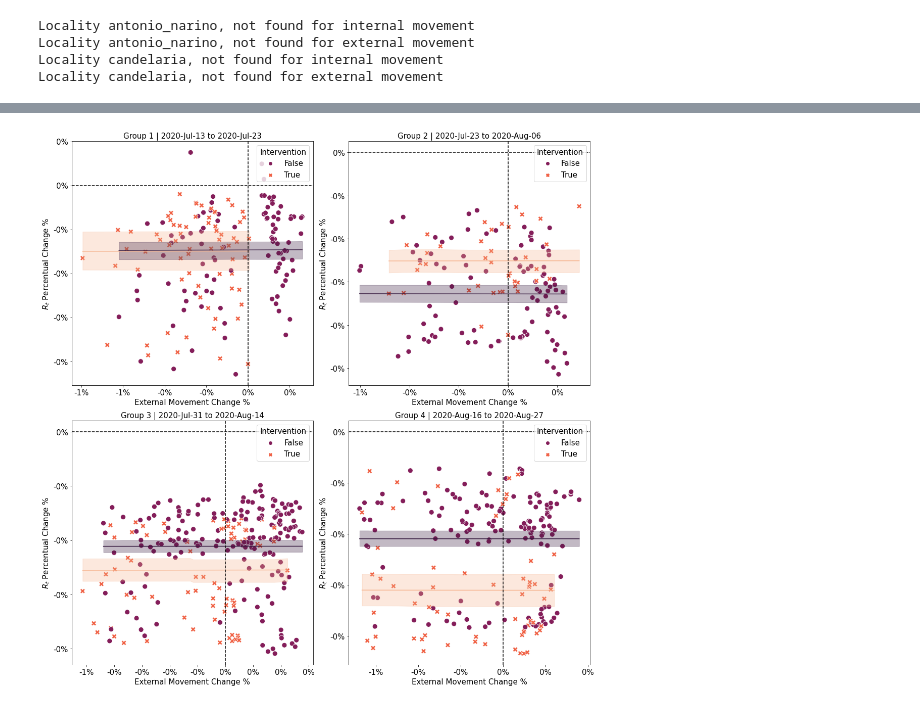
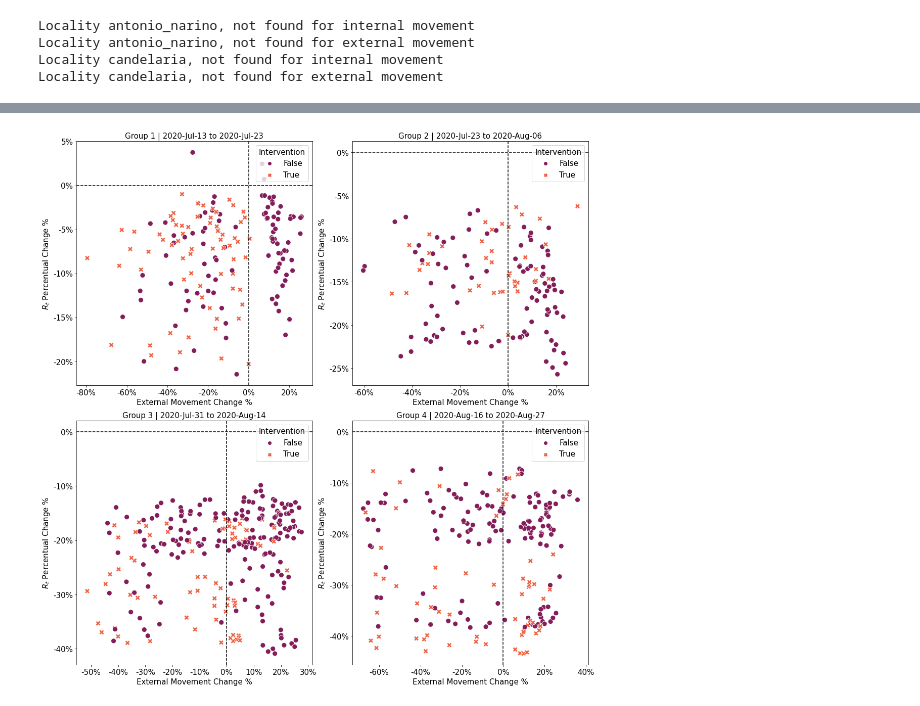
Before and after one commit to ChaosDonkey06/bogota_covid19_lockdowns, a Jupyter notebook: rt_percentual_change.ipynb, the cells around one changed output, grey strips where cells are left out. Cells and saved outputs as stored; diff of their text form; code cells hidden in the pictures.

```diff
--- a/rt_percentual_change.ipynb
+++ b/rt_percentual_change.ipynb
@@ -629,54 +777,34 @@ Number of divergences: 0
 # %%
-
 
 A_merged_df =  all_data_merged[all_data_merged.lockdown_group== 'A']; A_merged_df = A_merged_df[A_merged_df["external"]>-0.95]
 B_merged_df =  all_data_merged[all_data_merged.lockdown_group== 'B']; B_merged_df = B_merged_df[B_merged_df["external"]>-0.95]
 C_merged_df =  all_data_merged[all_data_merged.lockdown_group== 'C']; C_merged_df = C_merged_df[C_merged_df["external"]>-0.95]
 D_merged_df =  all_data_merged[all_data_merged.lockdown_group== 'D']; D_merged_df = D_merged_df[D_merged_df["external"]>-0.95]
 
+
+
+################ EXTERNAL ################
 fig, ax = plt.subplots(2, 2, figsize=(15.5, 15.5), sharex=False)
 sns.scatterplot(ax=ax[0,0], data=A_merged_df, x="external", y="rt_percentage", hue="locked_down", style="locked_down", s=100, palette='rocket')
-ax[0,0].plot(df_resp_external_A_lock["x"], df_resp_external_A_lock["mean"], color=sns.color_palette("rocket")[-1])
-ax[0,0].fill_between(df_resp_external_A_lock["x"], df_resp_external_A_lock["low_95"], df_resp_external_A_lock["high_95"], color=sns.color_palette("rocket")[-1], alpha=0.3, interpolate=True)
-
-
-ax[0,0].plot(df_resp_external_A_nolock["x"], df_resp_external_A_nolock["mean"], color=sns.color_palette("rocket")[0])
-ax[0,0].fill_between(df_resp_external_A_nolock["x"], df_resp_external_A_nolock["low_95"], df_resp_external_A_nolock["high_95"], color=sns.color_palette("rocket")[0], alpha=0.3, interpolate=True)
-
-
 sns.scatterplot(ax=ax[0,1], data=B_merged_df, x="external", y="rt_percentage", hue="locked_down", style="locked_down", s=100, palette='rocket')
-ax[0,1].plot(df_resp_external_B_lock["x"], df_resp_external_B_lock["mean"], color=sns.color_palette("rocket")[-1])
-ax[0,1].fill_between(df_resp_external_B_lock["x"], df_resp_external_B_lock["low_95"], df_resp_external_B_lock["high_95"], color=sns.color_palette("rocket")[-1], alpha=0.3, interpolate=True)
-ax[0,1].plot(df_resp_external_B_nolock["x"], df_resp_external_B_nolock["mean"], color=sns.color_palette("rocket")[0])
-ax[0,1].fill_between(df_resp_external_B_nolock["x"], df_resp_external_B_nolock["low_95"], df_resp_external_B_nolock["high_95"], color=sns.color_palette("rocket")[0], alpha=0.3, interpolate=True)
-
 sns.scatterplot(ax=ax[1,0], data=C_merged_df, x="external", y="rt_percentage", hue="locked_down", style="locked_down", s=100, palette='rocket')
-ax[1,0].plot(df_resp_external_C_lock["x"], df_resp_external_C_lock["mean"], color=sns.color_palette("rocket")[-1])
-ax[1,0].fill_between(df_resp_external_C_lock["x"], df_resp_external_C_lock["low_95"], df_resp_external_C_lock["high_95"], color=sns.color_palette("rocket")[-1], alpha=0.3, interpolate=True)
-ax[1,0].plot(df_resp_external_C_nolock["x"], df_resp_external_C_nolock["mean"], color=sns.color_palette("rocket")[0])
-ax[1,0].fill_between(df_resp_external_C_nolock["x"], df_resp_external_C_nolock["low_95"], df_resp_external_C_nolock["high_95"], color=sns.color_palette("rocket")[0], alpha=0.3, interpolate=True)
-
-
 sns.scatterplot(ax=ax[1,1], data=D_merged_df, x="external", y="rt_percentage", hue="locked_down", style="locked_down", s=100, palette='rocket')
-ax[1,1].plot(df_resp_external_D_lock["x"], df_resp_external_D_lock["mean"], color=sns.color_palette("rocket")[-1])
-ax[1,1].fill_between(df_resp_external_D_lock["x"], df_resp_external_D_lock["low_95"], df_resp_external_D_lock["high_95"], color=sns.color_palette("rocket")[-1], alpha=0.3, interpolate=True)
-ax[1,1].plot(df_resp_external_D_nolock["x"], df_resp_external_D_nolock["mean"], color=sns.color_palette("rocket")[0])
-ax[1,1].fill_between(df_resp_external_D_nolock["x"], df_resp_external_D_nolock["low_95"], df_resp_external_D_nolock["high_95"], color=sns.color_palette("rocket")[0], alpha=0.3, interpolate=True)
 
 codes_names = ['Group 1', 'Group 2', 'Group 3', 'Group 4']
 for idx, axi in enumerate(ax.flatten()):
     lock = lockdowns[idx]
     axi.axhline(y=0, color='black', linestyle='--')
     axi.axvline(x=0, color='black', linestyle='--')
     axi.legend(loc='upper right', fontsize=15, title='Intervention', title_fontsize=15)
     axi.set_xlabel('External Movement Change %', fontsize=15)
     axi.set_ylabel(r'$R_t$ Percentual Change %', fontsize=15)
-    axi.yaxis.set_major_formatter(ticker.StrMethodFormatter("{x:.0f}%"))
-    axi.xaxis.set_major_formatter(ticker.StrMethodFormatter("{x:.0f}%"))
+    axi.yaxis.set_major_formatter(ticker.StrMethodFormatter("{x:.0%}"))
+    axi.xaxis.set_major_formatter(ticker.StrMethodFormatter("{x:.0%}"))
     axi.tick_params(axis='both', labelsize=15)
 
     axi.set_title(f"{codes_names[idx]} | {lock['start_date'].strftime('%Y-%b-%d')} to {lock['end_date'].strftime('%Y-%b-%d')}", fontsize=15)
 
 plt.tight_layout()
+fig.savefig(os.path.join(results_dir, 'figures', 'external_rt_scatter_bayesian_regression_weekly.png'), dpi=300,  bbox_inches='tight', transparent=True)
 # %% [output]
-[figure, old version]
+[figure, new version]
```
Also changed, not shown: parts of 10 cells of this notebook.
